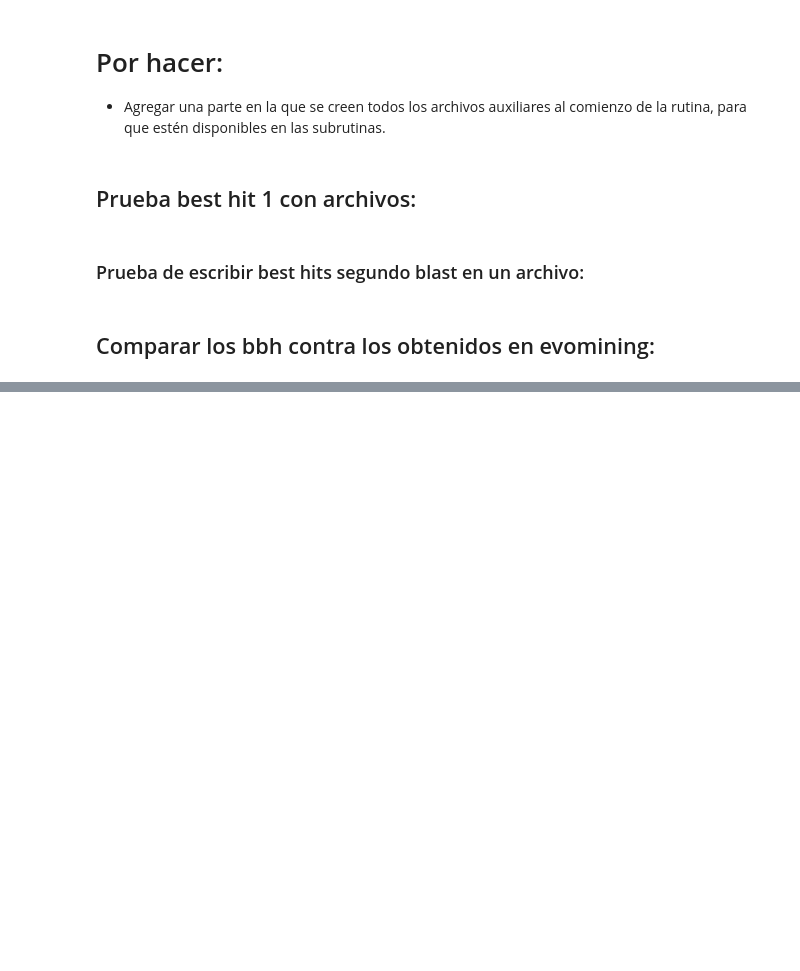
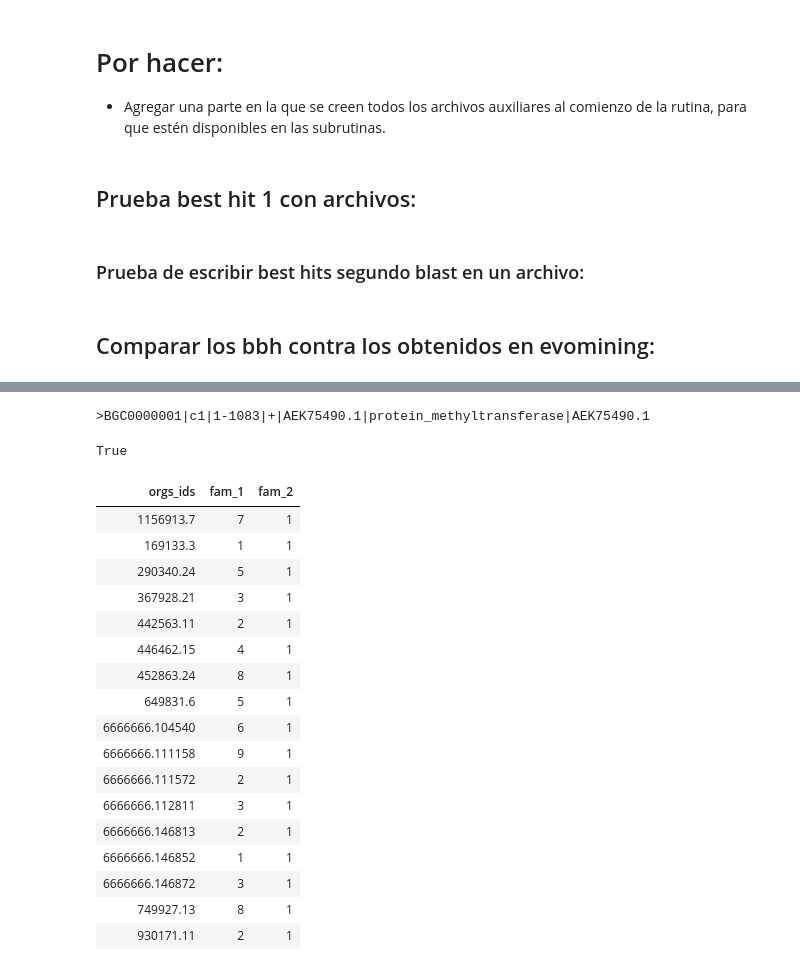
Before and after one commit to CsarMijangos/dev_Evo, a Jupyter notebook: devEvo.ipynb, the cells around one changed output, grey strips where cells are left out. Saved outputs shown, nothing was run; the diff lists cells and outputs as text; code cells hidden in the pictures; blank space fills up the shorter version.

Commit message:
update: Adding heat_map functionality

```diff
--- a/devEvo.ipynb
+++ b/devEvo.ipynb
@@ -589,0 +609,54 @@ BBH_evo_set == BBH_mio_set
+# %%
+mibig_db = CTS.MIBiG_NAT_PRODS_DB + "nat_prods.fasta"
+mibig_file = open(mibig_db, "r")
+line = mibig_file.readline()
+li = line.strip()
+print(li)
+mibig_file.close()
+# %% [output]
+>BGC0000001|c1|1-1083|+|AEK75490.1|protein_methyltransferase|AEK75490.1
+# %%
+k = "hola"
+"h" in k
+# %% [output]
+True
+# %%
+def std_highlighter(x):
+    style_lt = "background-color: white; color: black; font-weight: bold; border: solid; text-align: center; font-size:1.2em;"
+    style_gt = "background-color: #C04000; color: black; font-weight: bold; border: solid; text-align:center;"
+    gt_std = x > x.mean() + x.std()
+    return [style_gt if i else style_lt for i in gt_std]
+
+def std2_highlighter(x):
+    style_lt = "background-color: white; color: black; font-weight: bold; border: solid; text-align: center; font-size:1.2em;"
+    style_gt = "background-color: #C04000; color: black; font-weight: bold; border: solid; text-align:center;"
+    gt_std = x > x.mean() + 2*x.std()
+    return [style_gt if i else style_lt for i in gt_std]
+
+def mean_highlighter(x):
+    style_lt = "background-color: white; color: black; font-weight: bold; border: solid; text-align: center; font-size:1.2em;"
+    style_gt = "background-color: #C04000; color: black; font-weight: bold; border: solid; text-align:center;"
+    gt_mean = x > x.mean()
+    return [style_gt if i else style_lt for i in gt_mean]
+def median_highlighter(x):
+    style_lt = "background-color: white; color: black; font-weight: bold; border: solid; text-align: center; font-size:1.2em;"
+    style_gt = "background-color: #C04000; color: black; font-weight: bold; border: solid; text-align:center;"
+    gt_median = x > x.mean()
+    return [style_gt if i else style_lt for i in gt_median]
+
+def mode_highlighter(x):
+    import statistics as st
+    style_lt = "background-color: white; color: black; font-weight: bold; border: solid; text-align: center; font-size:1.2em;"
+    style_gt = "background-color: #C04000; color: black; font-weight: bold; border: solid; text-align:center;"
+    gt_mode = x > st.mode(x)
+    return [style_gt if i else style_lt for i in gt_mode]
+
+def genomes_highlighter(x):
+    style_genome = "background-color: white; color: black; font-weight: bold; border: solid; text-align: center; font-size:1.2em;"
+    return [style_genome for i in x]
+headers = {
+    'selector': 'th.col_heading',
+    'props': "background-color: OldLace; color: black; font-weight: bold; border: solid; text-align: center; font-size:1.2em;"
+}
+def apply_highlighter2(df_heat,function, style_highlighter, headers_style):
+    return df_heat.style.apply(function,subset=["fam_1", "fam_2"]).apply(style_highlighter, subset="orgs_ids").hide(axis="index").set_table_styles([headers_style], overwrite = False)
@@ -589,0 +714,21 @@ BBH_evo_set == BBH_mio_set
+# %%
+make_heat_map("mean + std")
+# %% [output]
+| orgs_ids | fam_1 | fam_2 |
+| 1156913.7 | 7 | 1 |
+| 169133.3 | 1 | 1 |
+| 290340.24 | 5 | 1 |
+| 367928.21 | 3 | 1 |
+| 442563.11 | 2 | 1 |
+| 446462.15 | 4 | 1 |
+| 452863.24 | 8 | 1 |
+| 649831.6 | 5 | 1 |
+| 6666666.104540 | 6 | 1 |
+| 6666666.111158 | 9 | 1 |
+| 6666666.111572 | 2 | 1 |
+| 6666666.112811 | 3 | 1 |
+| 6666666.146813 | 2 | 1 |
+| 6666666.146852 | 1 | 1 |
+| 6666666.146872 | 3 | 1 |
+| 749927.13 | 8 | 1 |
+| 930171.11 | 2 | 1 |
```
Also changed, not shown: parts of 14 cells of this notebook, 15 other files.
